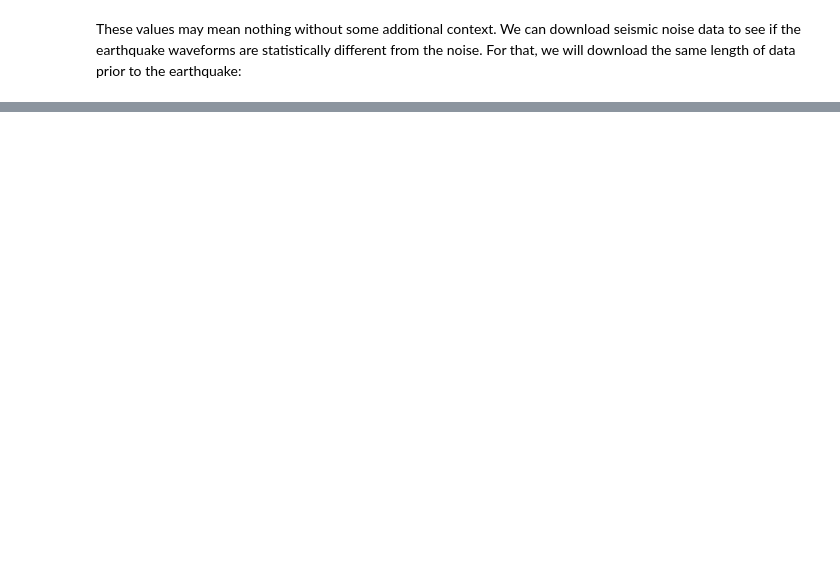
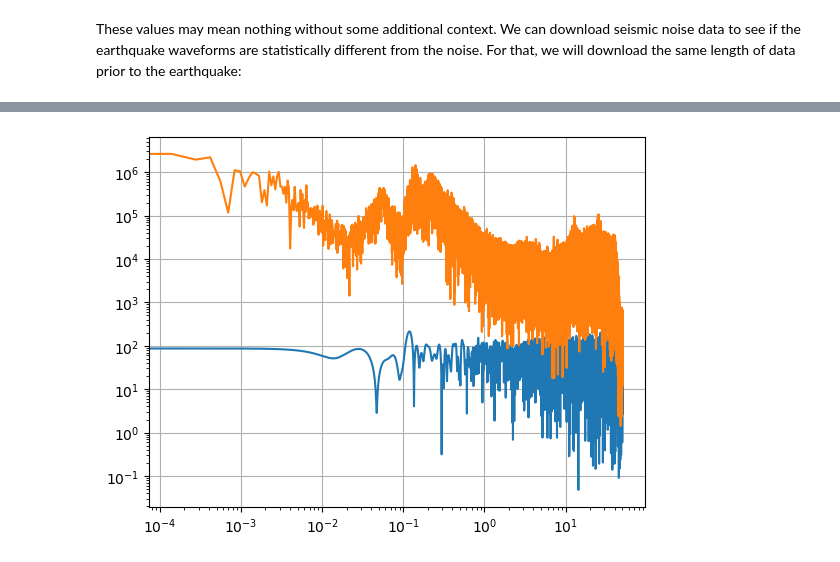
Before and after one commit to geo-smart/mlgeo, a Jupyter notebook: book/Chapter2-DataManipulation/2.8_statistical_considerations.ipynb, the cells around one changed output, grey strips where cells are left out. Saved outputs shown, nothing was run; the diff lists cells and outputs as text; code cells hidden in the pictures; blank space fills up the shorter version.

```diff
--- a/book/Chapter2-DataManipulation/2.8_statistical_considerations.ipynb
+++ b/book/Chapter2-DataManipulation/2.8_statistical_considerations.ipynb
@@ -312,0 +389,11 @@ In this case, we can create a time series that has the similar noise structure t
+# %%
+# Download seismic data
+network = 'UW'
+station = 'RATT'
+channel = 'HHZ'# this channel gives a low frequency, 1Hz signal.
+Tstart = UTCDateTime(2021,7,29,6,15)
+fdsn_client = fdsn.Client('IRIS') # client to query the IRIS DMC server
+# call to download the specific data: noise waveforms
+N = fdsn_client.get_waveforms(network=network, station=station, location='--', channel=channel, starttime=Tstart-7200, \
+    endtime=Tstart, attach_response=True)
+N.merge(); N.detrend(type='linear');N[0].taper(max_percentage=0.05)
@@ -312,0 +428,19 @@ In this case, we can create a time series that has the similar noise structure t
+# %%
+# Make noise based on the spectrum of the noise data
+npts = N[0].stats.npts-1
+## FFT the signals
+# fill up until 2^N value to speed up the FFT
+Nfft = next_fast_len(int(N[0].data.shape[0]-1)) # this will be an even number
+freqVec = fftfreq(Nfft, d=N[0].stats.delta)[:Nfft//2]
+Nat = fft(new_noise,n=Nfft)#/np.sqrt(Z[0].stats.npts)
+
+
+plt.plot(freqVec,np.abs(Nat[:Nfft//2]))
+
+N.taper(max_percentage=0.05)
+Nhat = fft(N[0].data,n=Nfft)#/np.sqrt(Z[0].stats.npts)
+
+plt.plot(freqVec,np.abs(Nhat[:Nfft//2]))
+plt.xscale('log');plt.yscale('log');plt.grid()
+# %% [output]
+[figure, added]
```
Also changed, not shown: parts of 44 cells of this notebook, 10 other files.
